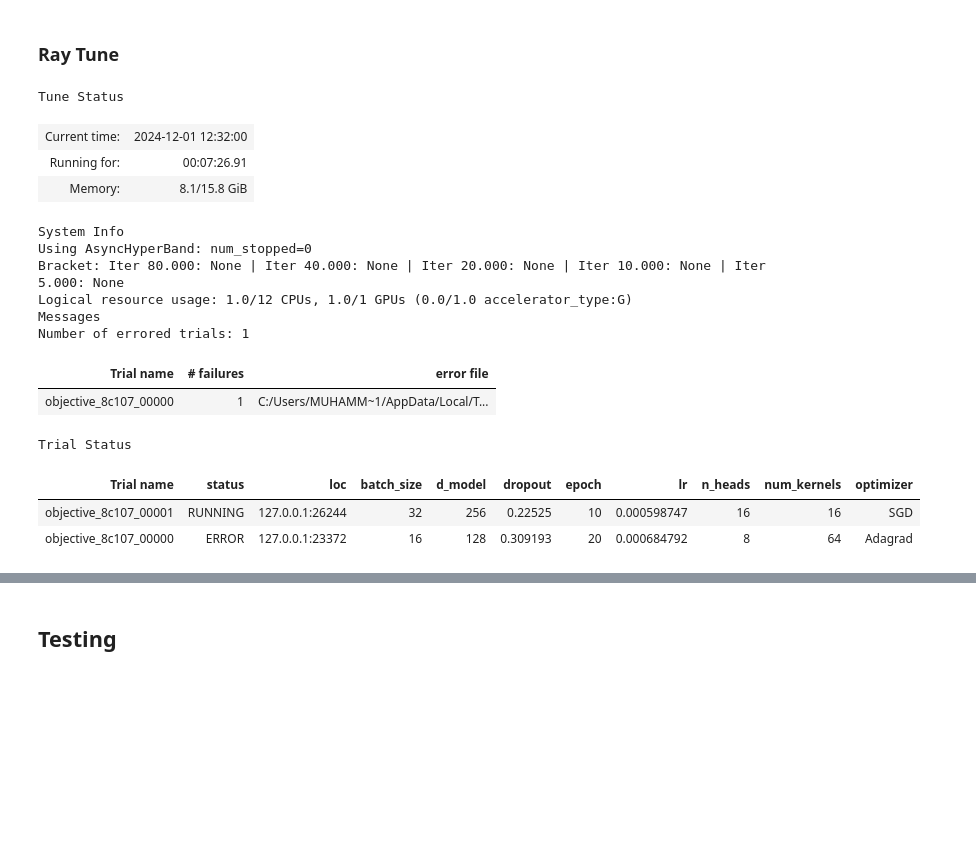
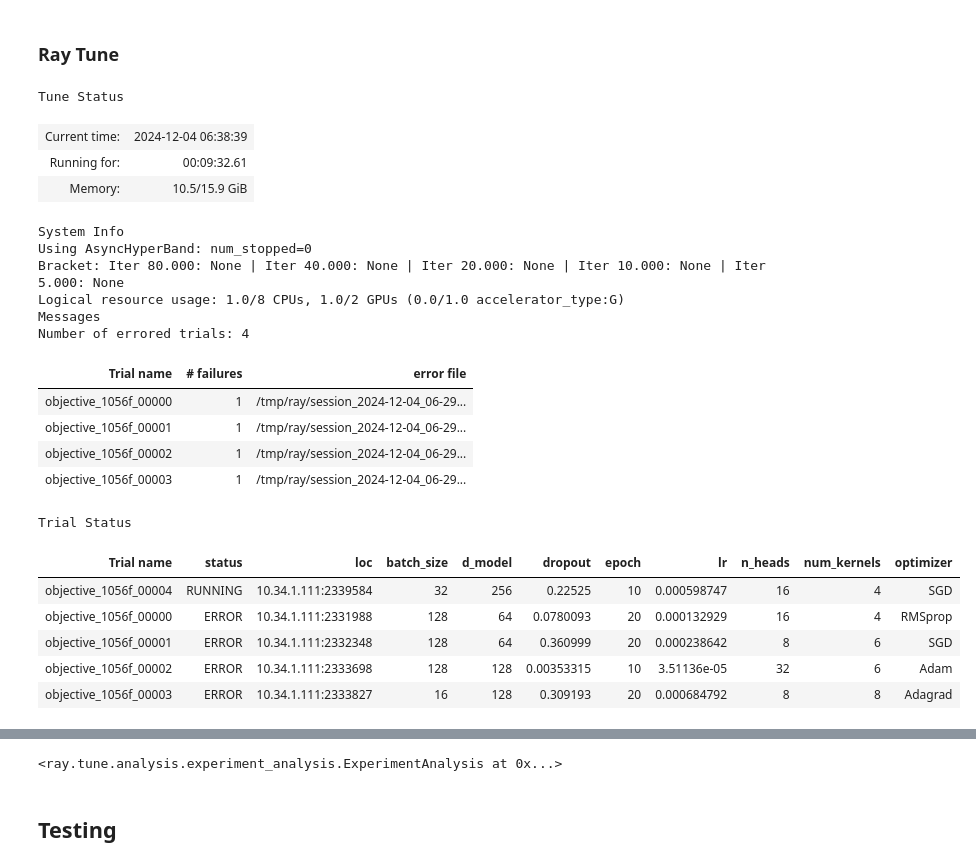
Before and after one commit to MRifqiFz/har-timesnet, a Jupyter notebook: UCI-HAR-TimesNet.ipynb, the cells around one changed output, grey strips where cells are left out. Saved outputs shown, nothing was run; the diff lists cells and outputs as text; code cells hidden in the pictures; blank space fills up the shorter version.

```diff
--- a/UCI-HAR-TimesNet.ipynb
+++ b/UCI-HAR-TimesNet.ipynb
@@ -1253,45 +1250,51 @@ search_space = {
     'epoch': tune.choice([10, 15, 20]),
     'n_heads': tune.choice([4, 8, 16, 32]),
     'd_model': tune.choice([64, 128, 256]),
-    'num_kernels': tune.choice([16, 32, 64]),
+    'num_kernels': tune.choice([4, 6, 8, 12]),
     'dropout': tune.uniform(0.0, 0.5),
     'optimizer': tune.choice(['Adam', 'SGD', 'RMSprop', 'Adagrad']),
     'num_classes': 6  # Assuming you are working with a 7-class dataset
 }
 
 # Ray Tune's scheduler
 scheduler = ASHAScheduler(
     metric="train_loss",
     mode="min",
     max_t=100,
     grace_period=5,
     reduction_factor=2
 )
 
 # Ray Tune's execution
 tune.run(
     objective,
     config=search_space,
     scheduler=scheduler,
     max_concurrent_trials=1,
     num_samples=10,  # Number of trials
-    resources_per_trial={"cpu": 1, "gpu": 1},  # Resource allocation
+    resources_per_trial={"cpu": 1, "gpu": 2},  # Resource allocation
     verbose=1
 )
 # %% [output]
 Tune Status
-| Current time: | 2024-12-01 12:32:00 |
-| Running for: | 00:07:26.91 |
-| Memory: | 8.1/15.8 GiB |
+| Current time: | 2024-12-04 06:38:39 |
+| Running for: | 00:09:32.61 |
+| Memory: | 10.5/15.9 GiB |
 System Info
 Using AsyncHyperBand: num_stopped=0
 Bracket: Iter 80.000: None | Iter 40.000: None | Iter 20.000: None | Iter 10.000: None | Iter 5.000: None
-Logical resource usage: 1.0/12 CPUs, 1.0/1 GPUs (0.0/1.0 accelerator_type:G)
+Logical resource usage: 1.0/8 CPUs, 1.0/2 GPUs (0.0/1.0 accelerator_type:G)
 Messages
-Number of errored trials: 1
+Number of errored trials: 4
 | Trial name | # failures | error file |
-| objective_8c107_00000 | 1 | C:/Users/MUHAMM~1/AppData/Local/T... |
+| objective_1056f_00000 | 1 | /tmp/ray/session_2024-12-04_06-29... |
+| objective_1056f_00001 | 1 | /tmp/ray/session_2024-12-04_06-29... |
+| objective_1056f_00002 | 1 | /tmp/ray/session_2024-12-04_06-29... |
+| objective_1056f_00003 | 1 | /tmp/ray/session_2024-12-04_06-29... |
 Trial Status
 | Trial name | status | loc | batch_size | d_model | dropout | epoch | lr | n_heads | num_kernels | optimizer |
-| objective_8c107_00001 | RUNNING | 127.0.0.1:26244 | 32 | 256 | 0.22525 | 10 | 0.000598747 | 16 | 16 | SGD |
-| objective_8c107_00000 | ERROR | 127.0.0.1:23372 | 16 | 128 | 0.309193 | 20 | 0.000684792 | 8 | 64 | Adagrad |
+| objective_1056f_00004 | RUNNING | 10.34.1.111:2339584 | 32 | 256 | 0.22525 | 10 | 0.000598747 | 16 | 4 | SGD |
+| objective_1056f_00000 | ERROR | 10.34.1.111:2331988 | 128 | 64 | 0.0780093 | 20 | 0.000132929 | 16 | 4 | RMSprop |
+| objective_1056f_00001 | ERROR | 10.34.1.111:2332348 | 128 | 64 | 0.360999 | 20 | 0.000238642 | 8 | 6 | SGD |
+| objective_1056f_00002 | ERROR | 10.34.1.111:2333698 | 128 | 128 | 0.00353315 | 10 | 3.51136e-05 | 32 | 6 | Adam |
+| objective_1056f_00003 | ERROR | 10.34.1.111:2333827 | 16 | 128 | 0.309193 | 20 | 0.000684792 | 8 | 8 | Adagrad |
@@ -1316,3 +1319,4 @@ Resume experiment with: tune.run(..., resume=True)
+<ray.tune.analysis.experiment_analysis.ExperimentAnalysis at 0x...>
 # %% [markdown]
 ## Testing
 # %%
```
Also changed, not shown: parts of 2 cells of this notebook, 3 other files.
